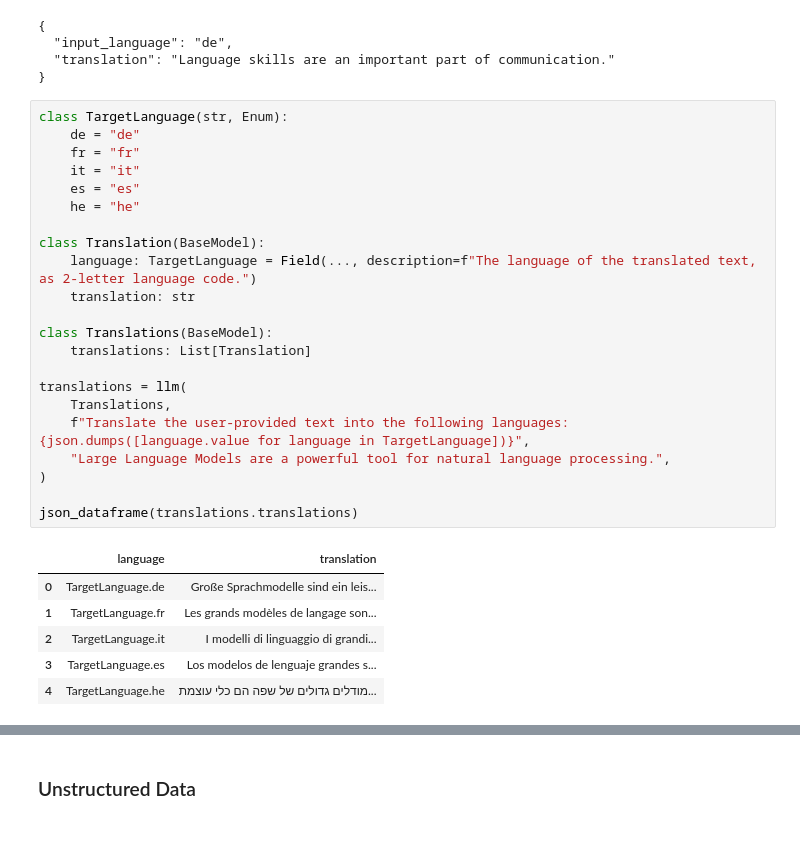
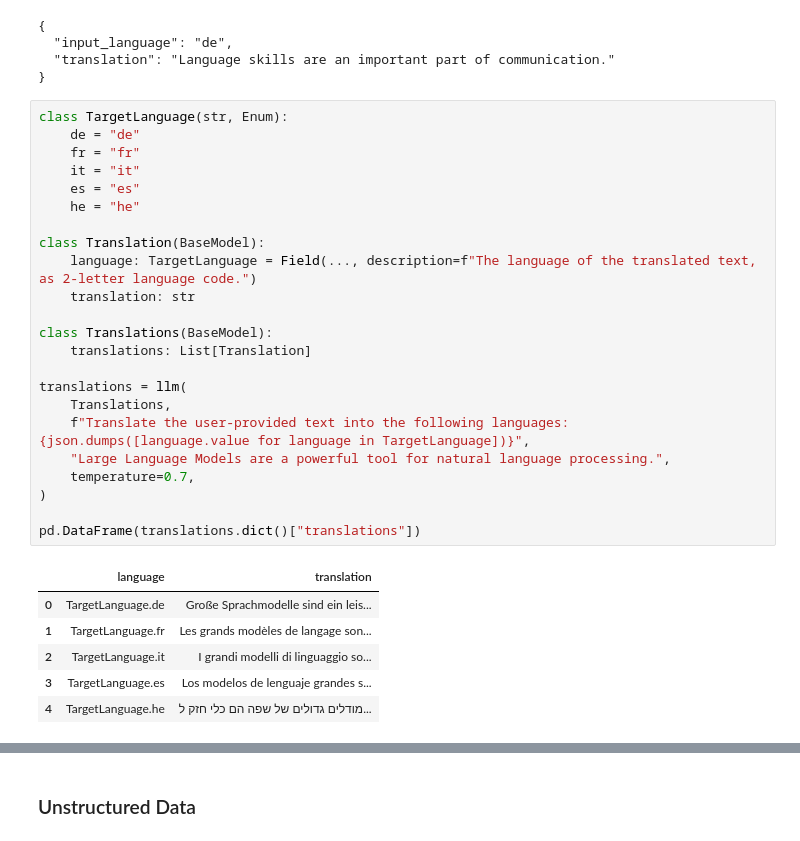
Before and after one commit to intellectronica/llms-beyond-chat, a Jupyter notebook: llms-beyond-chat.ipynb, the cells around one changed output, grey strips where cells are left out. Saved outputs shown, nothing was run; the diff lists cells and outputs as text.

```diff
--- a/llms-beyond-chat.ipynb
+++ b/llms-beyond-chat.ipynb
@@ -93,32 +91,33 @@ print_result(translation)
 # %%
 class TargetLanguage(str, Enum):
     de = "de"
     fr = "fr"
     it = "it"
     es = "es"
     he = "he"
 
 class Translation(BaseModel):
     language: TargetLanguage = Field(..., description=f"The language of the translated text, as 2-letter language code.")
     translation: str
 
 class Translations(BaseModel):
     translations: List[Translation]
 
 translations = llm(
     Translations,
     f"Translate the user-provided text into the following languages: {json.dumps([language.value for language in TargetLanguage])}",
     "Large Language Models are a powerful tool for natural language processing.",
+    temperature=0.7,
 )
 
-json_dataframe(translations.translations)
+pd.DataFrame(translations.dict()["translations"])
 # %% [output]
 |  | language | translation |
 | 0 | TargetLanguage.de | Große Sprachmodelle sind ein leis... |
 | 1 | TargetLanguage.fr | Les grands modèles de langage son... |
-| 2 | TargetLanguage.it | I modelli di linguaggio di grandi... |
+| 2 | TargetLanguage.it | I grandi modelli di linguaggio so... |
 | 3 | TargetLanguage.es | Los modelos de lenguaje grandes s... |
-| 4 | TargetLanguage.he | מודלים גדולים של שפה הם כלי עוצמת... |
+| 4 | TargetLanguage.he | מודלים גדולים של שפה הם כלי חזק ל... |
 # %%
 class TextStyle(str, Enum):
     formal = "formal"
```
Also changed, not shown: parts of 4 cells of this notebook.
